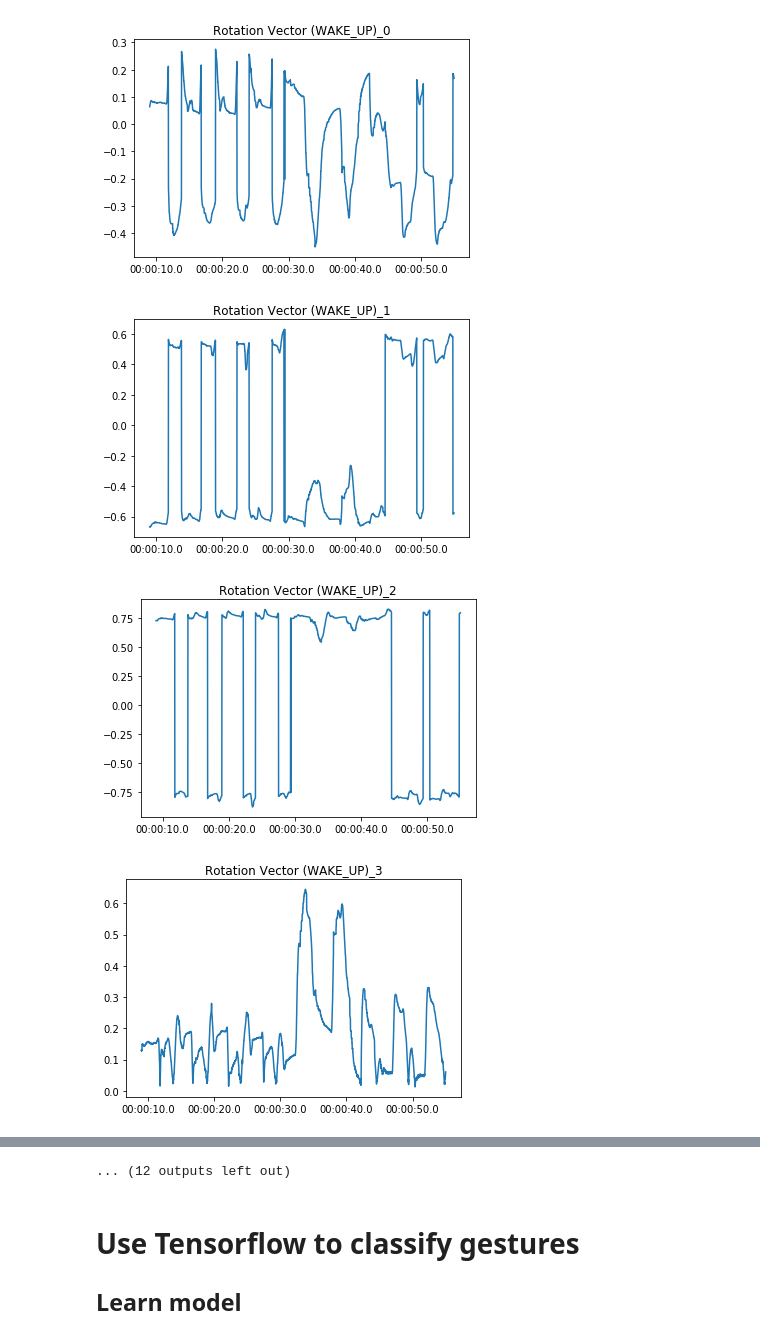
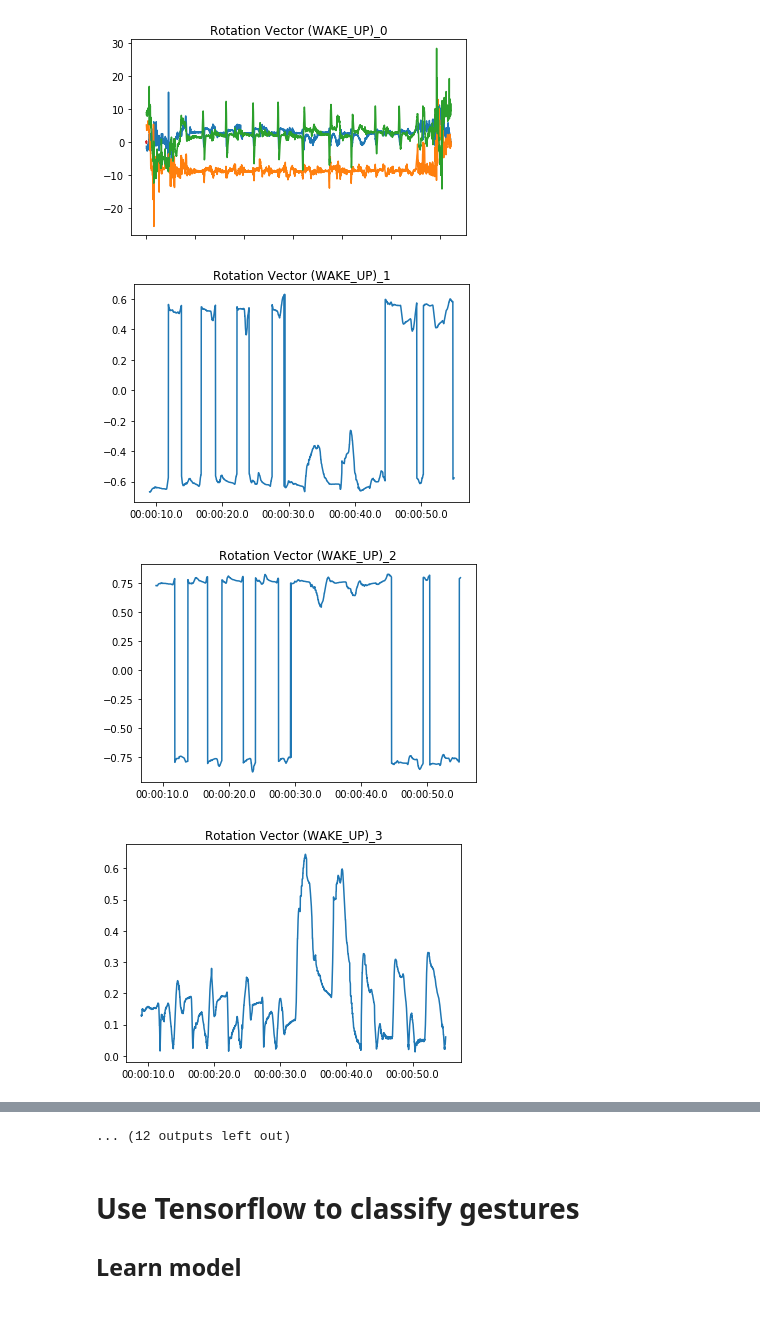
Before and after one commit to Alexsogge/wcs-cookbook, a Jupyter notebook: notebooks/process_data_alex.ipynb, the cells around one changed output, grey strips where cells are left out. Cells and saved outputs as stored; diff of their text form; code cells hidden in the pictures.

```diff
--- a/notebooks/process_data_alex.ipynb
+++ b/notebooks/process_data_alex.ipynb
@@ -152,14 +185,16 @@ def plot_cuts(cuts, sensor=None):
 # %%
 df, col_name_tpls = read_file("swipe_test_both.mkv")
 trimed_df = trim_data(df, 9, 55)
+plt.plot(df.iloc[:, 5:8])
+plt.savefig('tmp_fig.png')
 plot_dataframe(trimed_df, col_name_tpls)
 peaks = find_peaks(trimed_df, "Cywee Accelerometer Sensor_2")
 print(len(peaks), ":", peaks)
 cuts = normalize_cuts(cut_data(trimed_df, peaks))
 print("Found cuts:", len(cuts))
 plot_cuts(cuts)
 # %% [output]
-[figure, old version]
+[figure, new version]
 [figure]
 [figure]
 [figure]
```
Also changed, not shown: parts of 13 cells of this notebook.
